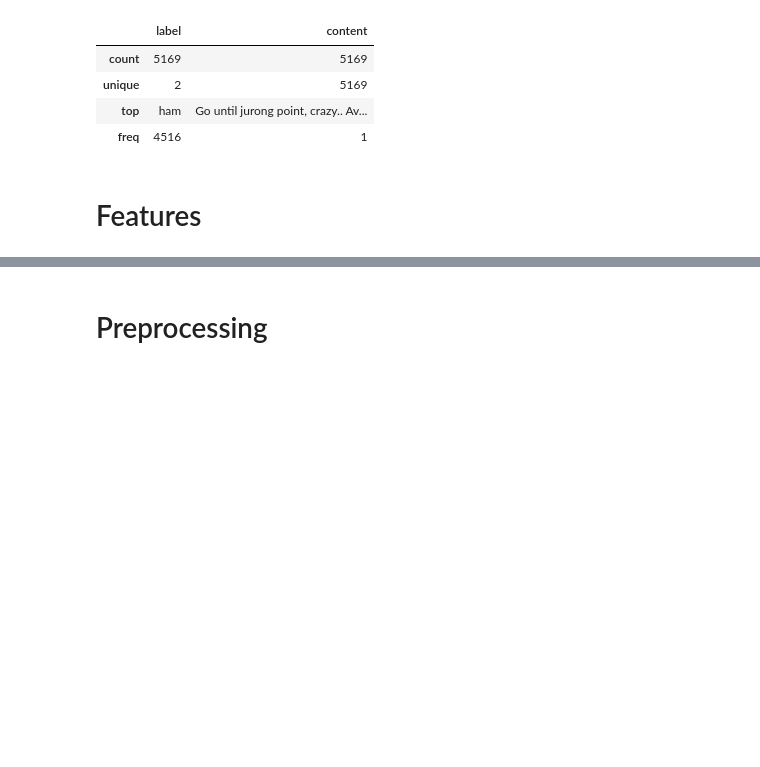
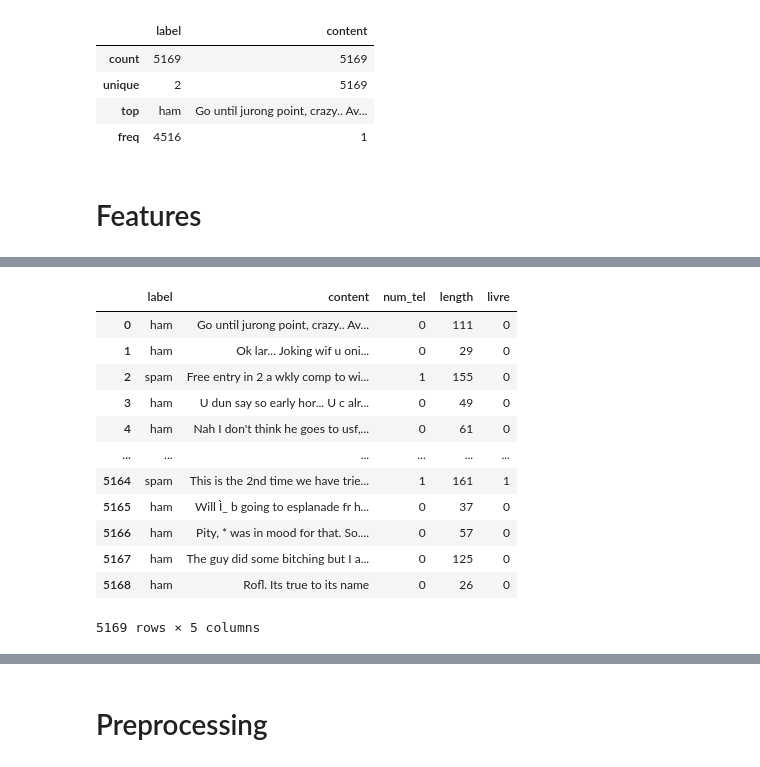
Before and after one commit to dataIA-2021/Spam_G8, a Jupyter notebook: Spam_Classifier_KyllianB.ipynb, the cells around one changed output, grey strips where cells are left out. Drawn from its saved outputs; the diff is of its cells as text; code cells hidden in the pictures; blank space fills up the shorter version.

```diff
--- a/Spam_Classifier_KyllianB.ipynb
+++ b/Spam_Classifier_KyllianB.ipynb
@@ -81,0 +84,26 @@ df
+# %%
+#Ajout d'une colonne num_tel contenant un booléen justifiant de la présence d'un numéro de téléphone dans le message
+num_tel = []
+
+for k in df.index:
+    if len(re.findall("[0-9][0-9][0-9][0-9]",df['content'][k])) == 0:
+        num_tel.append(0)
+    else :
+        num_tel.append(1)
+num = pd.Series(num_tel)
+df['num_tel'] = num
+df
+# %% [output]
+|  | label | content | num_tel | length | livre |
+| 0 | ham | Go until jurong point, crazy.. Av... | 0 | 111 | 0 |
+| 1 | ham | Ok lar... Joking wif u oni... | 0 | 29 | 0 |
+| 2 | spam | Free entry in 2 a wkly comp to wi... | 1 | 155 | 0 |
+| 3 | ham | U dun say so early hor... U c alr... | 0 | 49 | 0 |
+| 4 | ham | Nah I don't think he goes to usf,... | 0 | 61 | 0 |
+| ... | ... | ... | ... | ... | ... |
+| 5164 | spam | This is the 2nd time we have trie... | 1 | 161 | 1 |
+| 5165 | ham | Will Ì_ b going to esplanade fr h... | 0 | 37 | 0 |
+| 5166 | ham | Pity, * was in mood for that. So.... | 0 | 57 | 0 |
+| 5167 | ham | The guy did some bitching but I a... | 0 | 125 | 0 |
+| 5168 | ham | Rofl. Its true to its name | 0 | 26 | 0 |
+5169 rows × 5 columns
```
Also changed, not shown: parts of 12 cells of this notebook, 1 other file.
